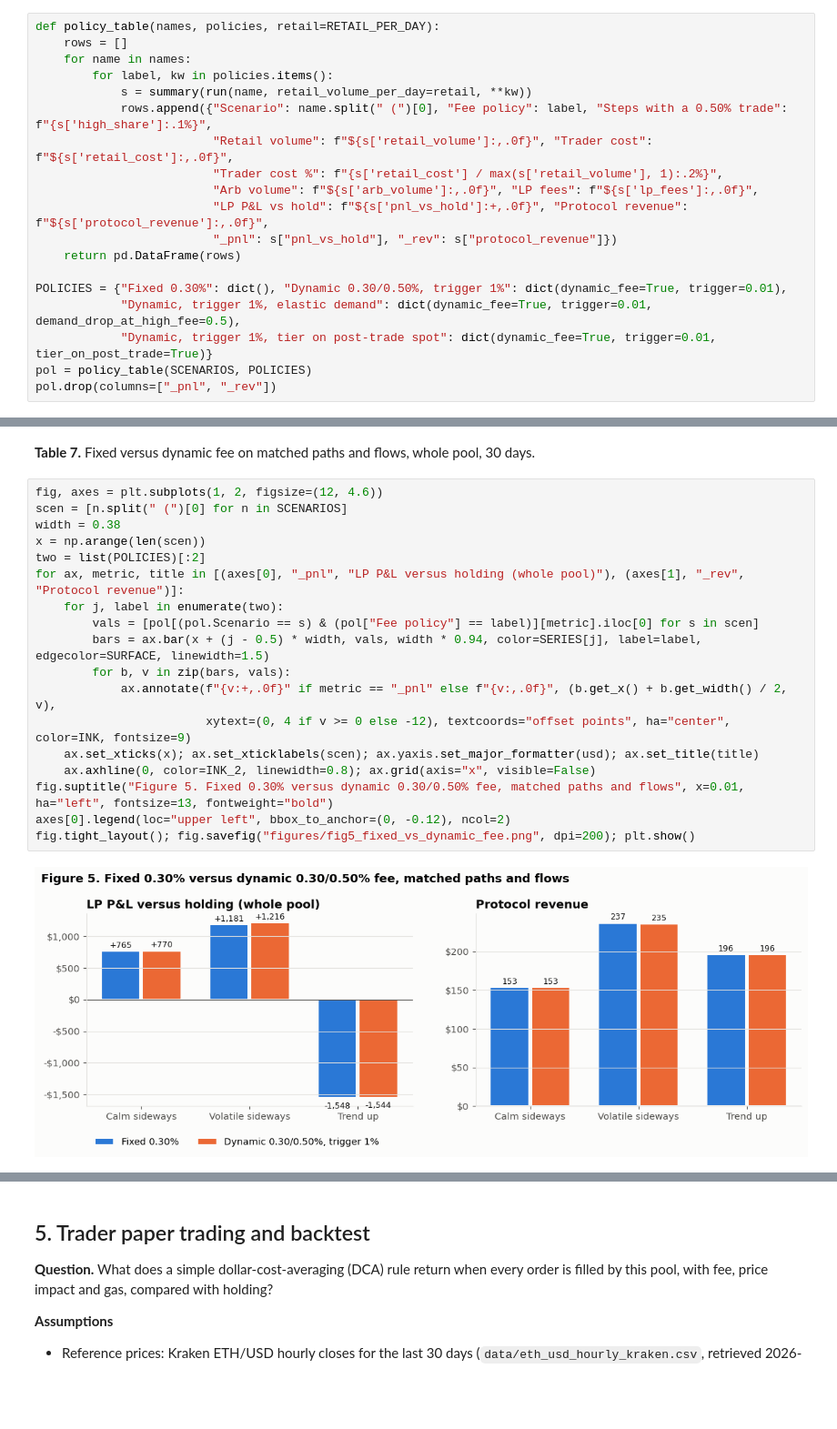
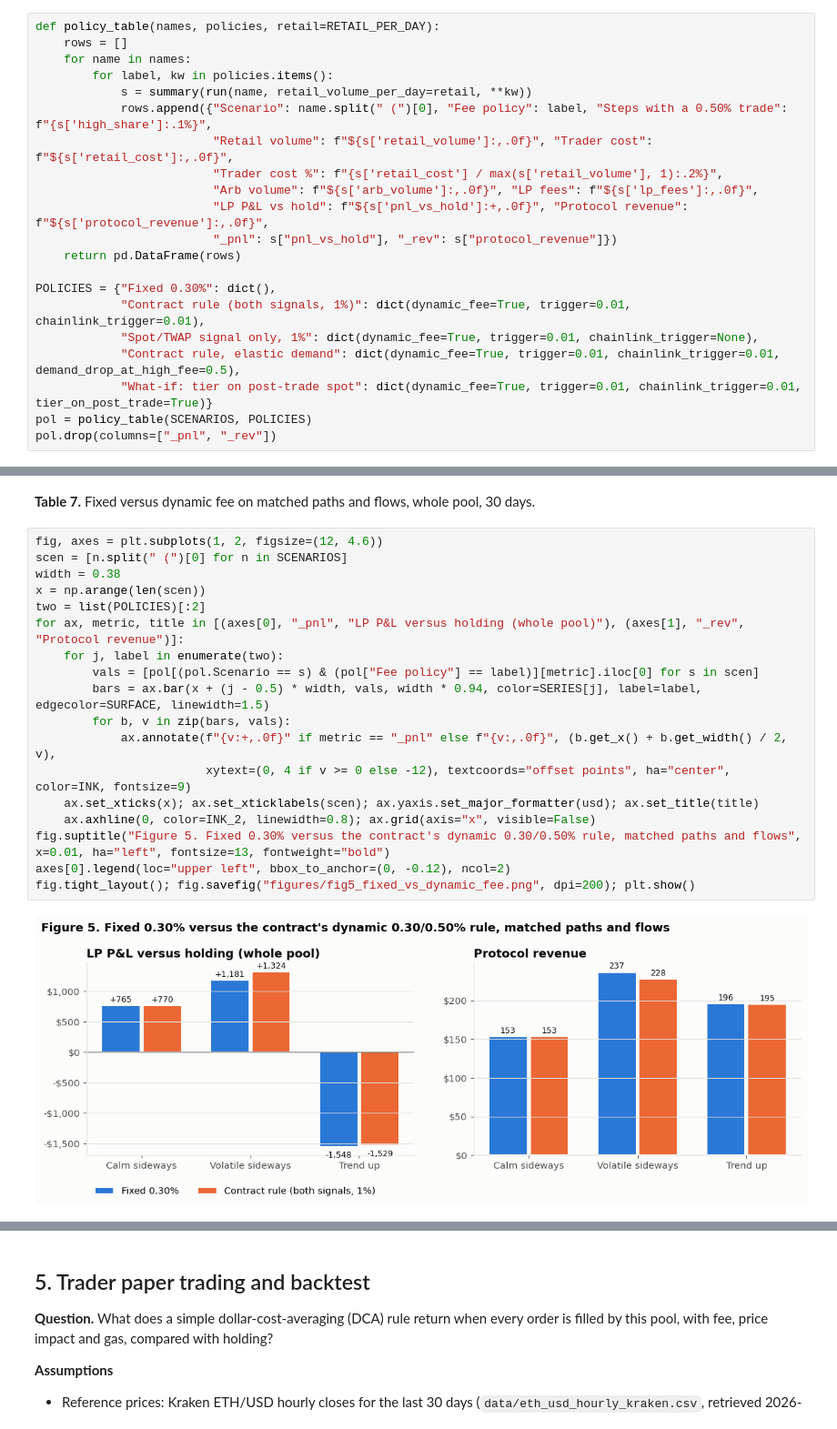
Before and after one commit to SunChuyun/Automated-Market-Maker, a Jupyter notebook: docs/analysis/financial_analysis.ipynb, the cells around one changed output, grey strips where cells are left out. Shown at 91% size. Saved outputs shown, nothing was run; the diff lists cells and outputs as text; blank space fills up the shorter version.

```diff
--- a/docs/analysis/financial_analysis.ipynb
+++ b/docs/analysis/financial_analysis.ipynb
@@ -638,9 +650,11 @@ def policy_table(names, policies, retail=RETAIL_PER_DAY):
                          "_pnl": s["pnl_vs_hold"], "_rev": s["protocol_revenue"]})
     return pd.DataFrame(rows)
 
-POLICIES = {"Fixed 0.30%": dict(), "Dynamic 0.30/0.50%, trigger 1%": dict(dynamic_fee=True, trigger=0.01),
-            "Dynamic, trigger 1%, elastic demand": dict(dynamic_fee=True, trigger=0.01, demand_drop_at_high_fee=0.5),
-            "Dynamic, trigger 1%, tier on post-trade spot": dict(dynamic_fee=True, trigger=0.01, tier_on_post_trade=True)}
+POLICIES = {"Fixed 0.30%": dict(),
+            "Contract rule (both signals, 1%)": dict(dynamic_fee=True, trigger=0.01, chainlink_trigger=0.01),
+            "Spot/TWAP signal only, 1%": dict(dynamic_fee=True, trigger=0.01, chainlink_trigger=None),
+            "Contract rule, elastic demand": dict(dynamic_fee=True, trigger=0.01, chainlink_trigger=0.01, demand_drop_at_high_fee=0.5),
+            "What-if: tier on post-trade spot": dict(dynamic_fee=True, trigger=0.01, chainlink_trigger=0.01, tier_on_post_trade=True)}
 pol = policy_table(SCENARIOS, POLICIES)
 pol.drop(columns=["_pnl", "_rev"])
 # %% [output]
@@ -662,22 +679,22 @@ pol.drop(columns=["_pnl", "_rev"])
 # %%
 fig, axes = plt.subplots(1, 2, figsize=(12, 4.6))
 scen = [n.split(" (")[0] for n in SCENARIOS]
 width = 0.38
 x = np.arange(len(scen))
 two = list(POLICIES)[:2]
 for ax, metric, title in [(axes[0], "_pnl", "LP P&L versus holding (whole pool)"), (axes[1], "_rev", "Protocol revenue")]:
     for j, label in enumerate(two):
         vals = [pol[(pol.Scenario == s) & (pol["Fee policy"] == label)][metric].iloc[0] for s in scen]
         bars = ax.bar(x + (j - 0.5) * width, vals, width * 0.94, color=SERIES[j], label=label, edgecolor=SURFACE, linewidth=1.5)
         for b, v in zip(bars, vals):
             ax.annotate(f"{v:+,.0f}" if metric == "_pnl" else f"{v:,.0f}", (b.get_x() + b.get_width() / 2, v),
                         xytext=(0, 4 if v >= 0 else -12), textcoords="offset points", ha="center", color=INK, fontsize=9)
     ax.set_xticks(x); ax.set_xticklabels(scen); ax.yaxis.set_major_formatter(usd); ax.set_title(title)
     ax.axhline(0, color=INK_2, linewidth=0.8); ax.grid(axis="x", visible=False)
-fig.suptitle("Figure 5. Fixed 0.30% versus dynamic 0.30/0.50% fee, matched paths and flows", x=0.01, ha="left", fontsize=13, fontweight="bold")
+fig.suptitle("Figure 5. Fixed 0.30% versus the contract's dynamic 0.30/0.50% rule, matched paths and flows", x=0.01, ha="left", fontsize=13, fontweight="bold")
 axes[0].legend(loc="upper left", bbox_to_anchor=(0, -0.12), ncol=2)
 fig.tight_layout(); fig.savefig("figures/fig5_fixed_vs_dynamic_fee.png", dpi=200); plt.show()
 # %% [output]
-[figure, old version]
+[figure, new version]
 # %%
 vol_name = [n for n in SCENARIOS if n.startswith("Volatile")][0]
```
Also changed, not shown: parts of 16 cells of this notebook, 2 other files.
